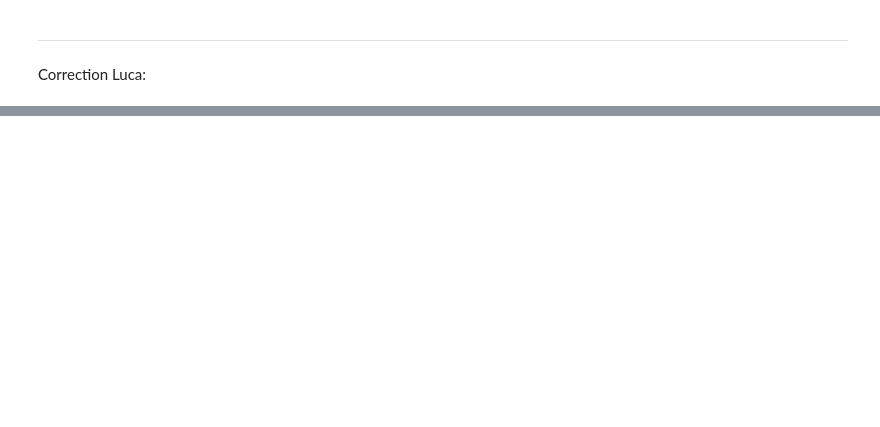
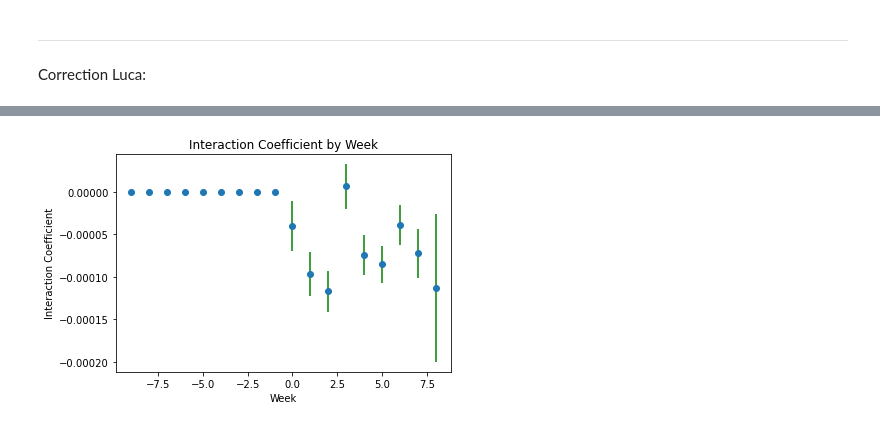
Before and after one commit to leonardohannas/MODS206_TelecomParis, a Jupyter notebook: notebook.ipynb, the cells around one changed output, grey strips where cells are left out. Saved outputs shown, nothing was run; the diff lists cells and outputs as text; code cells hidden in the pictures; blank space fills up the shorter version.

```diff
--- a/notebook.ipynb
+++ b/notebook.ipynb
@@ -737,0 +394,4 @@ Treatment group after: 0.0002562145570417454
+# %%
+diff_in_diff['post'] = (diff_in_diff['datetime'] >= '2021-06-01').astype(int)
+diff_in_diff['interaction'] = diff_in_diff['treatment'] * diff_in_diff['post']
+diff_in_diff
@@ -801,0 +415,3 @@ treatment_group
+# %%
+diff_in_diff['week'] = (diff_in_diff['datetime'] - pd.to_datetime('2021-06-01')).dt.days // 7
+diff_in_diff
@@ -801,0 +432,4 @@ treatment_group
+# %%
+diff_in_diff_week = diff_in_diff.groupby('datetime').mean().reset_index()
+# diff_in_diff_aggregated[diff_in_diff_aggregated['week'] == - 9]
+diff_in_diff_week
@@ -801,0 +450,38 @@ treatment_group
+# %%
+# Assuming diff_in_diff is your DataFrame and it's already loaded.
+
+regression_coeffs = []
+coefficients_std = []
+
+# Loop over each week and run the regression
+for week in range(min(diff_in_diff['week']), max(diff_in_diff['week']) + 1):
+
+    diff_in_diff_week = diff_in_diff[diff_in_diff['week'] == week]
+
+    y = diff_in_diff_week['pedestrianDeath']
+    X = diff_in_diff_week[['treatment', 'post', 'interaction']]
+
+    X = sm.add_constant(X)
+
+    model = sm.OLS(y, X).fit()
+
+    regression_coeffs.append(model.params)
+    coefficients_std.append(model.bse)
+
+# Convert lists of series to a DataFrame
+coefficients_df = pd.DataFrame(regression_coeffs)
+coefficients_std_df = pd.DataFrame(coefficients_std)
+
+# Add 'week' to the DataFrames
+coefficients_df['week'] = range(min(diff_in_diff['week']), max(diff_in_diff['week']) + 1)
+coefficients_std_df['week'] = range(min(diff_in_diff['week']), max(diff_in_diff['week']) + 1)
+
+# Scatter plot of the interaction coefficients against week
+plt.errorbar(coefficients_df['week'], coefficients_df['interaction'],
+             yerr=coefficients_std_df['interaction'], fmt='o', ecolor='g', capthick=2)
+plt.xlabel('Week')
+plt.ylabel('Interaction Coefficient')
+plt.title('Interaction Coefficient by Week')
+plt.show()
+# %% [output]
+[figure, added]
```
Also changed, not shown: parts of 37 cells of this notebook.
